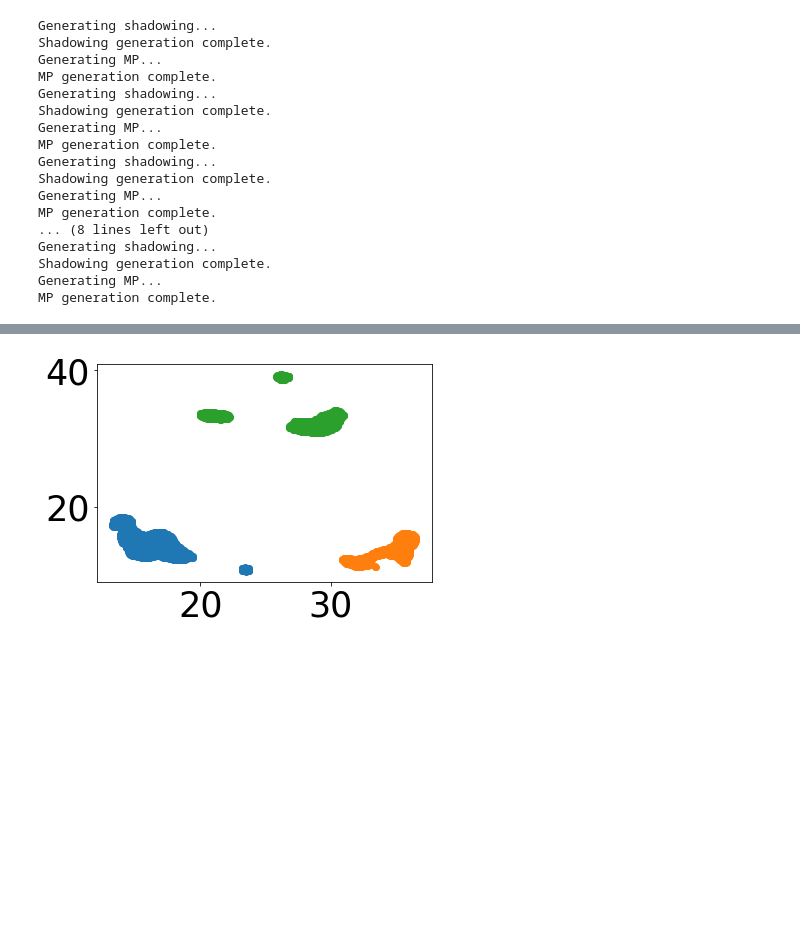
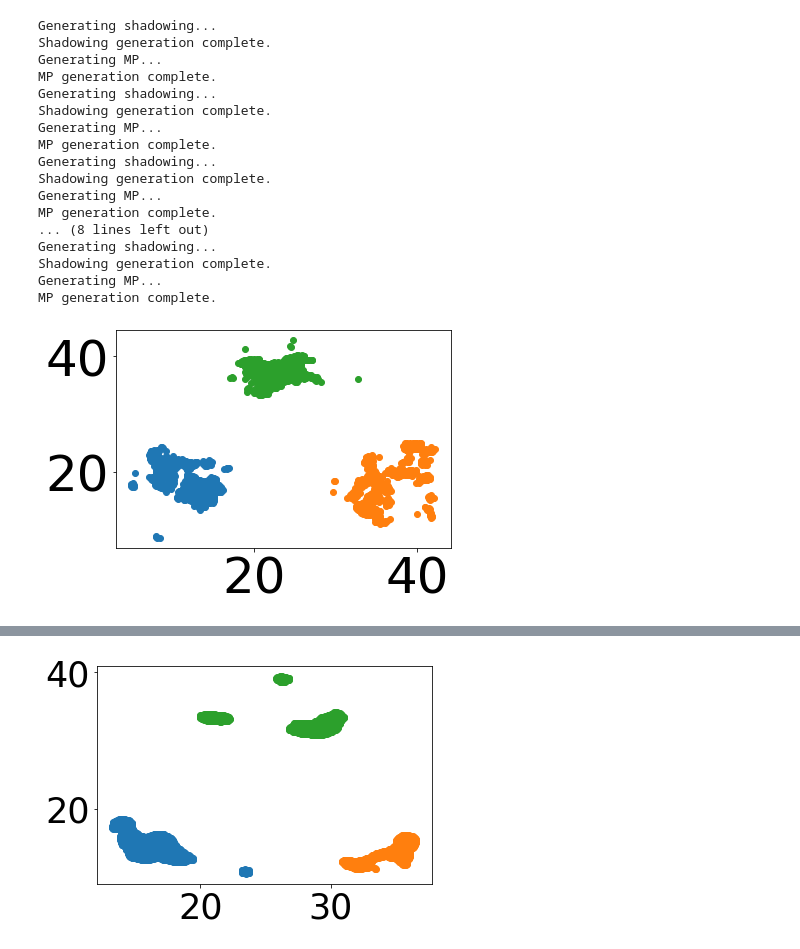
Before and after one commit to zhiyunjiang/CommMotionPlanning, a Jupyter notebook: python/touring_relay/FIG eq tri.ipynb, the cells around one changed output, grey strips where cells are left out. Drawn from its saved outputs; the diff is of its cells as text; code cells hidden in the pictures; blank space fills up the shorter version.

```diff
--- a/python/touring_relay/FIG eq tri.ipynb
+++ b/python/touring_relay/FIG eq tri.ipynb
@@ -119,6 +122,11 @@ Generating shadowing...
 Shadowing generation complete.
 Generating MP...
 MP generation complete.
+# %%
+for points in tjcps:
+    plt.scatter(points[:,0], points[:,1])
+# %% [output]
+[figure, added]
 # %%
 reload(sim)
 pcs, pfs, pjcps, prob_pred_con = sim.predict_channels(res, ccs, true_joint_con_fields, GAMMA_TH, p_th=p_th)
```
Also changed, not shown: parts of 5 cells of this notebook, 5 other files.
